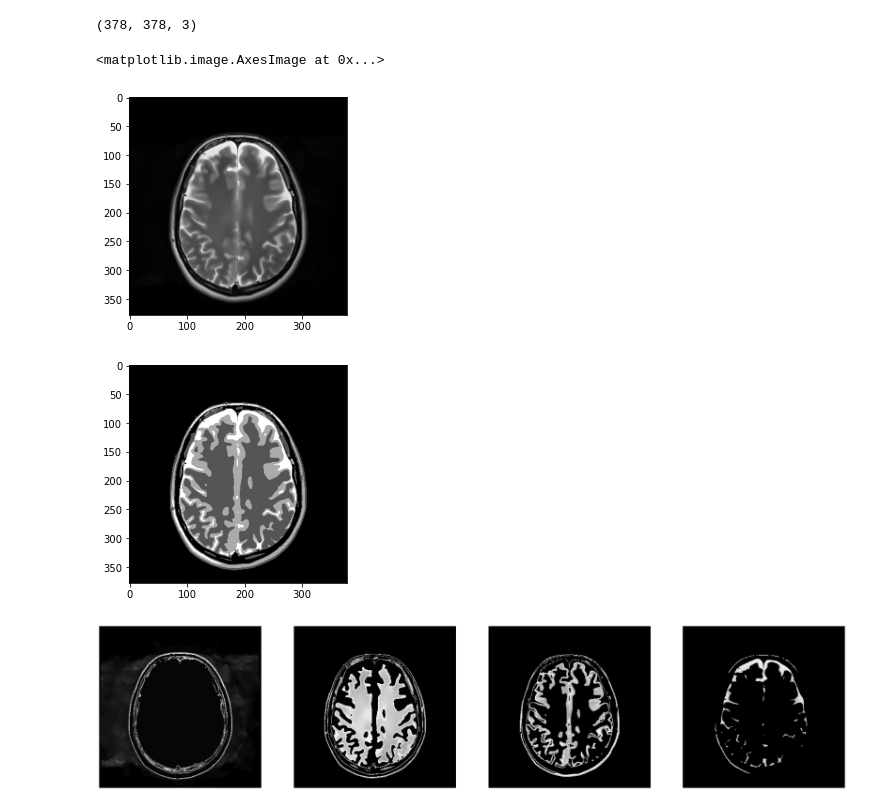
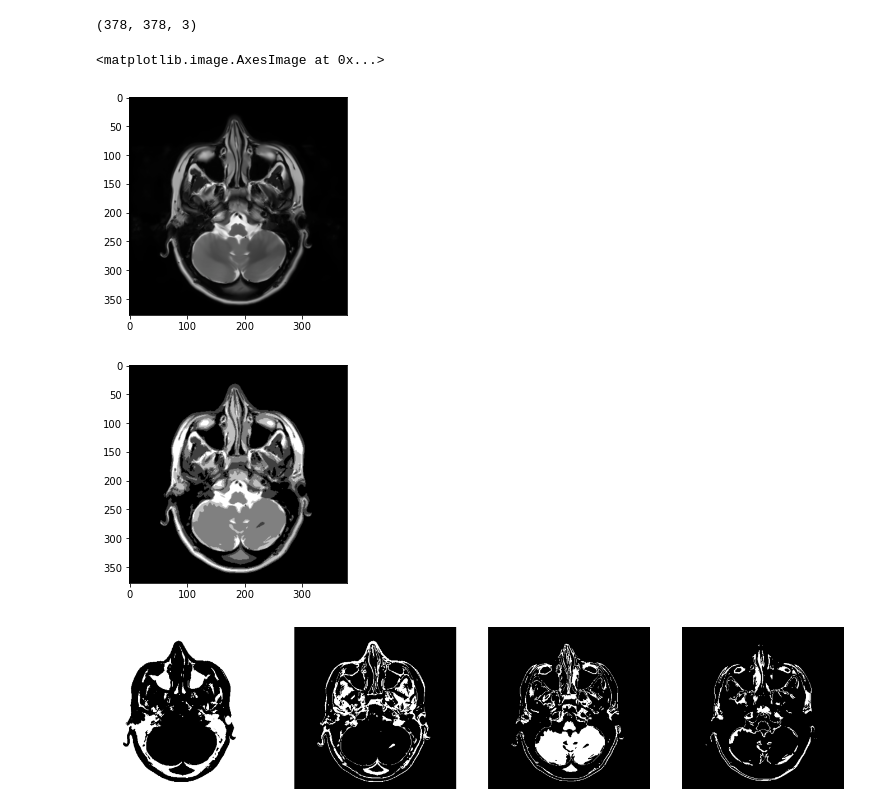
Before and after one commit to IgnacioArellano/Images_processing_using_python, a Jupyter notebook: Proyecto/MultiUmbral.ipynb, the cells around one changed output. Saved outputs shown, nothing was run; the diff lists cells and outputs as text; code cells hidden in the pictures.

```diff
--- a/Proyecto/MultiUmbral.ipynb
+++ b/Proyecto/MultiUmbral.ipynb
@@ -5,7 +5,7 @@ import matplotlib.pyplot as plt
 from skimage.filters import threshold_multiotsu
 from skimage.morphology import convex_hull_image
 # %%
-img = cv2.imread('Data/CHP/1/img020.bmp', cv2.IMREAD_COLOR)
+img = cv2.imread('Data/CHP/1/img005.bmp', cv2.IMREAD_COLOR)
 print(img.shape)
 # %% [output]
 (378, 378, 3)
@@ -14,26 +14,26 @@ dst = cv2.fastNlMeansDenoisingColored(img,None,10,10,7,21)
 plt.imshow(dst)
 # %% [output]
 <matplotlib.image.AxesImage at 0x...>
-[figure, old version]
+[figure, new version]
 # %%
-numUmbrales = 4
+numClases = 5
 dstGray = cv2.cvtColor(dst,cv2.COLOR_BGR2GRAY)
-umbrales = threshold_multiotsu(dstGray,numUmbrales)
+#Los umbrales son siempre 1 menos que las categorías
+umbrales = threshold_multiotsu(dstGray,numClases)
 regions = np.digitize(dstGray,bins=umbrales)
 
 plt.imshow(regions,cmap="gray")
 
 figura=plt.figure(figsize = (30,30))
-for i in range(numUmbrales):
+for i in range(len(umbrales)):
     imgBinaria = dstGray.copy()
-    umbralesAux = np.append(0,umbrales)
-    umbralesAux = np.append(umbralesAux,255)
-    imgBinaria[imgBinaria<=umbralesAux[i]]=0
-    imgBinaria[imgBinaria>umbralesAux[i+1]]=1
 
-    figura.add_subplot(1, numUmbrales, i+1)
+    imgBinaria[regions==i]=1
+    imgBinaria[regions!=i]=0
+
+    figura.add_subplot(1, numClases, i+1)
     plt.imshow(imgBinaria,cmap="gray")
     plt.axis("off")
 # %% [output]
-[figure, old version]
+[figure, new version]
-[figure, old version]
+[figure, new version]
```
Also changed, not shown: parts of 4 cells of this notebook.
